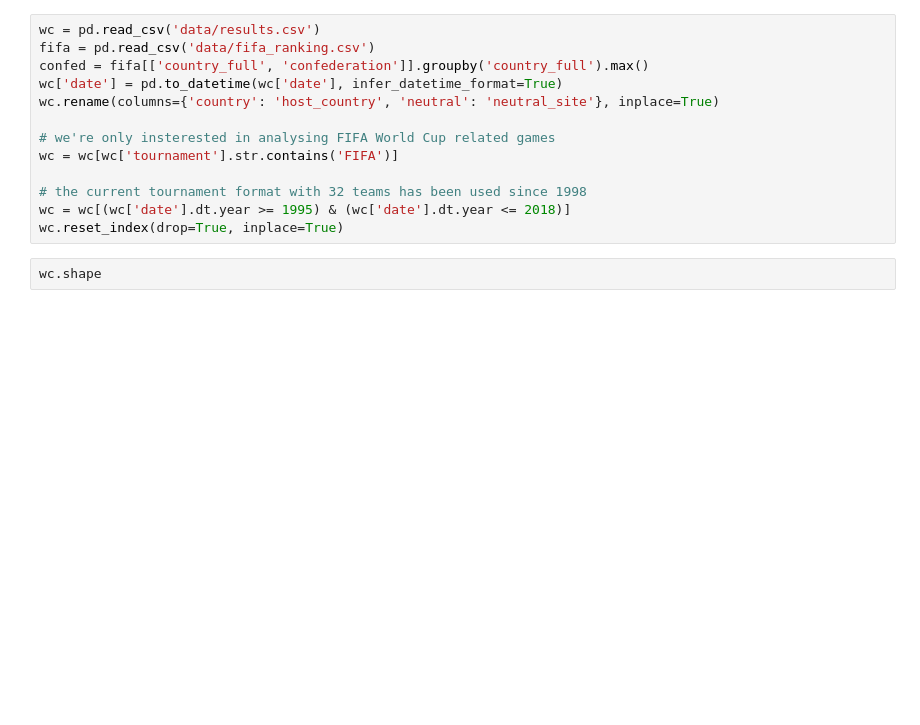
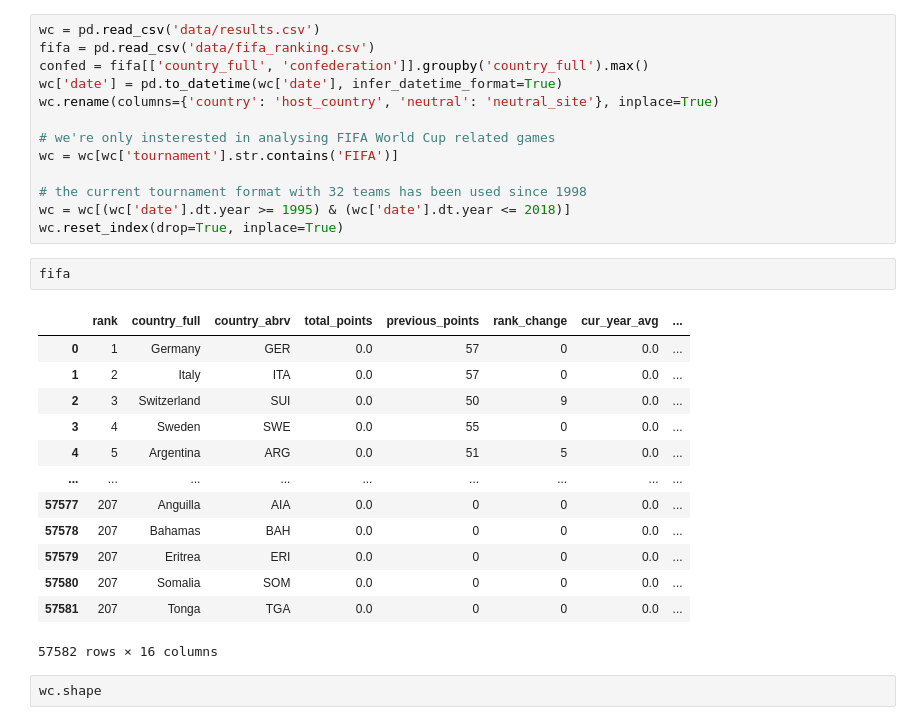
Before and after one commit to jeffc00/international-football-results, a Jupyter notebook: international-football-results.ipynb, the cells around one changed output. Saved outputs shown, nothing was run; the diff lists cells and outputs as text; blank space fills up the shorter version.

```diff
--- a/international-football-results.ipynb
+++ b/international-football-results.ipynb
@@ -31,6 +32,22 @@ wc = wc[wc['tournament'].str.contains('FIFA')]
 # the current tournament format with 32 teams has been used since 1998
 wc = wc[(wc['date'].dt.year >= 1995) & (wc['date'].dt.year <= 2018)]
 wc.reset_index(drop=True, inplace=True)
+# %%
+fifa
+# %% [output]
+|  | rank | country_full | country_abrv | total_points | previous_points | rank_change | cur_year_avg | ... |
+| 0 | 1 | Germany | GER | 0.0 | 57 | 0 | 0.0 | ... |
+| 1 | 2 | Italy | ITA | 0.0 | 57 | 0 | 0.0 | ... |
+| 2 | 3 | Switzerland | SUI | 0.0 | 50 | 9 | 0.0 | ... |
+| 3 | 4 | Sweden | SWE | 0.0 | 55 | 0 | 0.0 | ... |
+| 4 | 5 | Argentina | ARG | 0.0 | 51 | 5 | 0.0 | ... |
+| ... | ... | ... | ... | ... | ... | ... | ... | ... |
+| 57577 | 207 | Anguilla | AIA | 0.0 | 0 | 0 | 0.0 | ... |
+| 57578 | 207 | Bahamas | BAH | 0.0 | 0 | 0 | 0.0 | ... |
+| 57579 | 207 | Eritrea | ERI | 0.0 | 0 | 0 | 0.0 | ... |
+| 57580 | 207 | Somalia | SOM | 0.0 | 0 | 0 | 0.0 | ... |
+| 57581 | 207 | Tonga | TGA | 0.0 | 0 | 0 | 0.0 | ... |
+57582 rows × 16 columns
 # %%
 wc.shape
 # %% [output]
```
Also changed, not shown: parts of 6 cells of this notebook.
